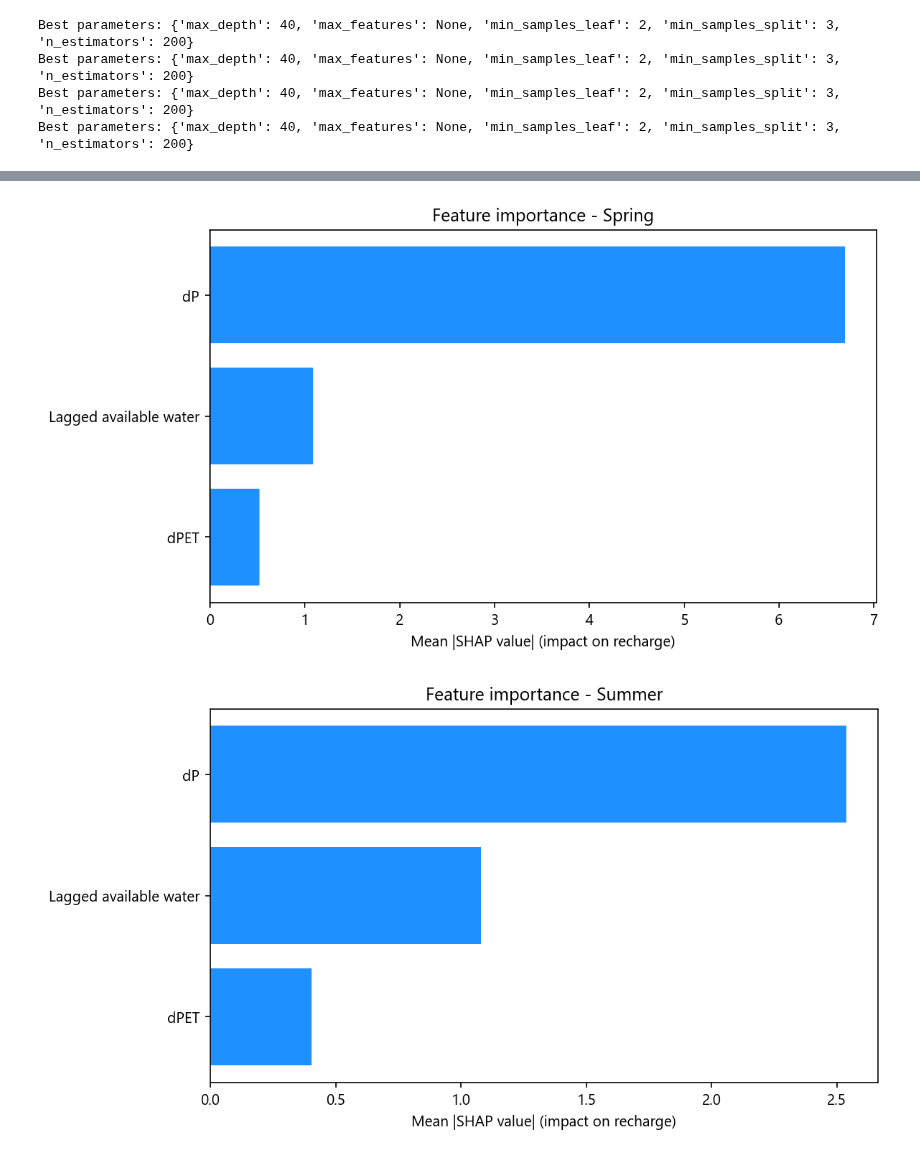
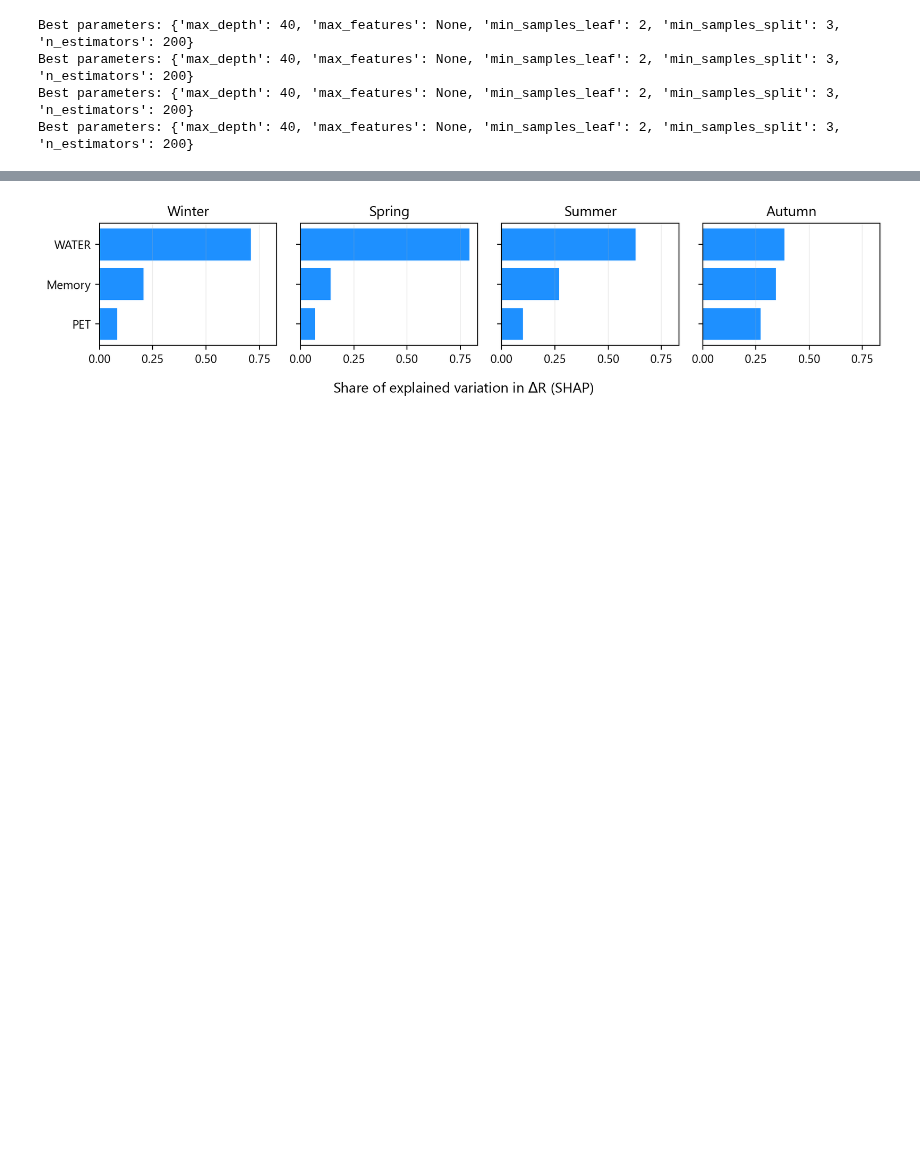
Before and after one commit to klekarkar/pre_post_process_mHM, a Jupyter notebook: recharge_attribution.ipynb, the cells around one changed output, grey strips where cells are left out. Saved outputs shown, nothing was run; the diff lists cells and outputs as text; code cells hidden in the pictures; blank space fills up the shorter version.

Commit message:
SHAP attribution

```diff
--- a/recharge_attribution.ipynb
+++ b/recharge_attribution.ipynb
@@ -451,5 +434,5 @@ def rF_emulator(df_regions, region_names):
 # %%
-region_names = ['Loess', 'Loess_L', 'Campine_L', 'Campine', 'Ardennes', 'Ardennes_L']  # or subset
+region_names = ['Loess', 'Loess_L', ]  # or subset
 seasonal_emulators = rF_emulator(df_regions, region_names)
 # %% [output]
 Best parameters: {'max_depth': 40, 'max_features': None, 'min_samples_leaf': 2, 'min_samples_split': 3, 'n_estimators': 200}
@@ -534,6 +469,8 @@ feature_names = ['pet', 'pre', 'wa_lag1']
 N_SHAP = 1200  # you can try 500, 1000, etc.
 
 shap_vals_dict = {}
+
+seasonal_bucket_importance = {}
 
 for season, results in seasonal_emulators.items():
     best_model = results['model']
@@ -586,9 +523,9 @@ for season, results in seasonal_emulators.items():
 
     def bucket(name: str) -> str:
         n = name.lower()
-        if 'pre' in n:      return 'Moisture (dP)'
-        if 'pet' in n:      return 'Demand (dPET)'
-        if 'wa_lag1' in n:  return 'Memory (d(P−PET))'
+        if 'pre' in n:      return 'WATER'
+        if 'pet' in n:      return 'PET'
+        if 'wa_lag1' in n:  return 'Memory'
         return 'Other'
 
     bucket_imp = (
@@ -599,6 +536,7 @@ for season, results in seasonal_emulators.items():
                                    d['mean_abs_shap_mm'].sum())
            .sort_values('mean_abs_shap_mm', ascending=False)
     )
+    seasonal_bucket_importance[season] = bucket_imp
 
     print(f"Summary contribution {season}:")
     print("---------------------------------------")
@@ -625,19 +563,35 @@ Summary contribution summer:
 # %%
-for season, shap_values in shap_vals_dict.items():
 
-    plt.figure(figsize=(8,4.5), dpi=150)
-    mean_shap = abs(shap_values).mean(axis=0)
-    names = ['dPET', 'dP', 'Lagged available water']
-    #to df
+# feature_names = ['dPET', 'dP', 'dWA']
+season_order = ['winter', 'spring', 'summer', 'autumn']  # adjust if your keys differ
 
-    shap_df = pd.DataFrame({'Feature': names, 'Mean_SHAP': mean_shap})
-    #sort df by Mean_SHAP descending
-    shap_df = shap_df.sort_values(by='Mean_SHAP', ascending=True)
+fig, axes = plt.subplots(1, 4, figsize=(10, 2.5), dpi=180, sharex=True)
+axes = axes.ravel()
 
-    #plt.bar horizontal
-    plt.barh(shap_df['Feature'], shap_df['Mean_SHAP'], color='dodgerblue')
-    plt.xlabel('Mean |SHAP value| (impact on recharge)')
-    plt.title(f'Feature importance - {season.capitalize()}')
+for i, season in enumerate(season_order):
+    # shap_values = shap_vals_dict[season]  # get SHAP values in desired order
+    share_imp = seasonal_bucket_importance[season].sort_values('share', ascending=True)
+
+    # mean_shap = np.abs(shap_values).mean(axis=0)
+
+
+    # shap_df = pd.DataFrame({'Feature': feature_names, 'Mean_SHAP': mean_shap
+    # }).sort_values(by='Mean_SHAP', ascending=True)
+
+    ax = axes[i]
+    ax.barh(share_imp['bucket'], share_imp['share'], height=0.8, color='dodgerblue')
+    ax.set_title(season.capitalize())
+    ax.grid(alpha=0.2, axis='x')
+
+    #label features only on the first plot
+    if i != 0:
+        ax.set_yticklabels([])
+
+# Common x-label for the whole figure
+# fig.supxlabel('Mean |SHAP value| (Impact on recharge)', y=0.05)
+fig.supxlabel('Share of explained variation in $\Delta$R (SHAP)', y=0.05)
+
+plt.tight_layout()
+plt.show()
 # %% [output]
-[figure, old version]
+[figure, new version]
-[figure, removed]
```
Also changed, not shown: parts of 7 cells of this notebook, 4 other files.
